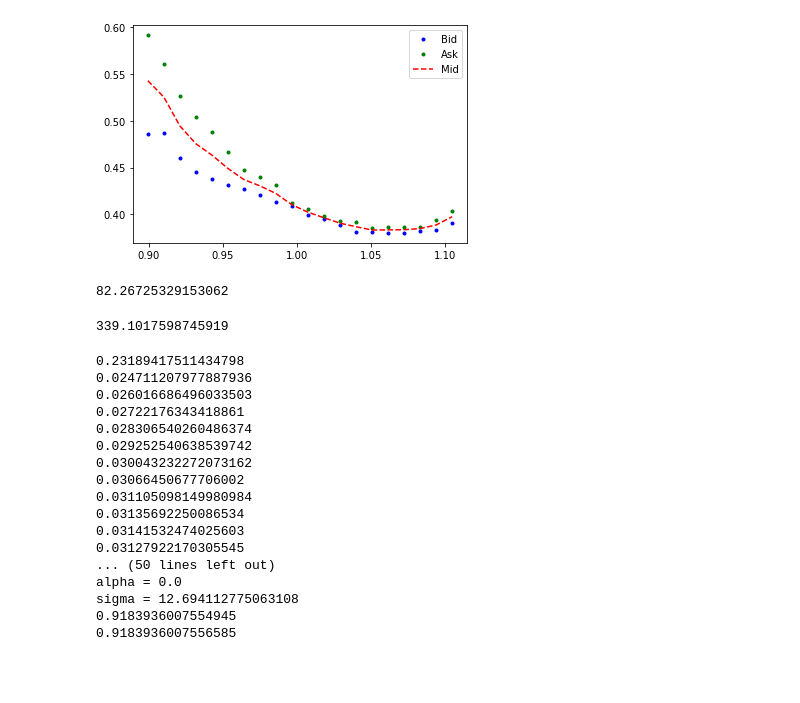
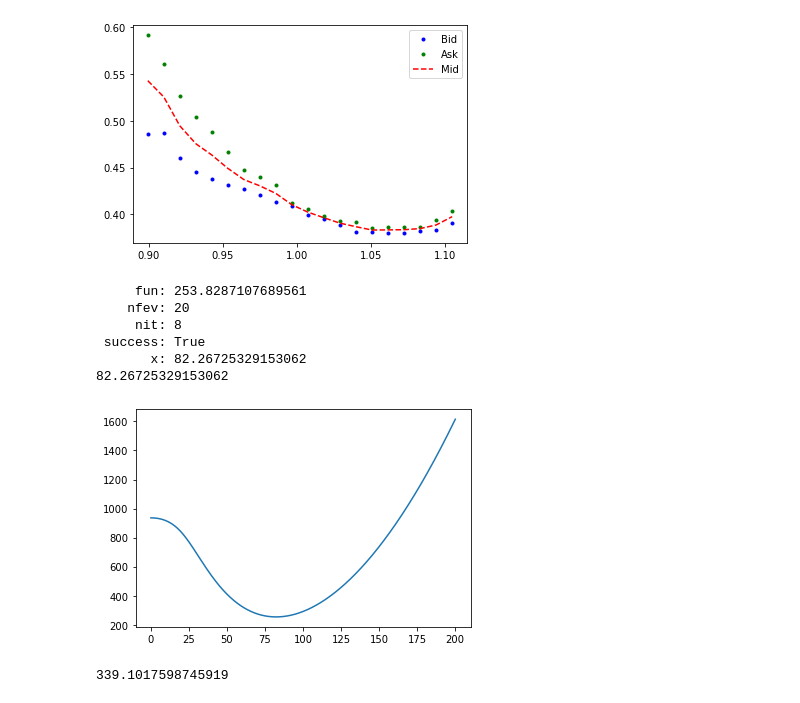
Before and after one commit to coolejungenhihi/volsurface_Sinkhorn, a Jupyter notebook: VolSurface_Sinkhorn.ipynb, the cells around one changed output. Drawn from its saved outputs; the diff is of its cells as text; code cells hidden in the pictures; blank space fills up the shorter version.

```diff
--- a/VolSurface_Sinkhorn.ipynb
+++ b/VolSurface_Sinkhorn.ipynb
@@ -91,9 +91,14 @@ def sigma_objective(sigma, S0):
 
 def calculate_sigma0(S_0):
     res = optimize.minimize_scalar(sigma_objective,args = (S_0,))
+    print(res)
     return res.x
 
-sigma0 = calculate_sigma_0(S0)
+sigma0 = calculate_sigma0(S0)
+xx = np.linspace(0,200,1000)
+f = lambda x: sigma_objective(x,S0)
+f_ = np.vectorize(f)
+plt.plot(xx,f_(xx))
 print(sigma_0)
 
 
@@ -113,37 +118,43 @@ def f1(V,omega):
     for i in range(numK):
         if (V[i]*omega[i] <= delta_C_ask[i]) and (V[i]*omega[i] >= delta_C_bid[i]):
             l[i] = V[i]*V[i]*omega[i]/2
         elif V[i]*omega[i] > delta_C_ask[i]:
             l[i] = delta_C_ask[i]*V[i] - delta_C_ask[i]**2/(2*omega[i])
         elif V[i]*omega[i] < delta_C_bid[i]:
             l[i] = delta_C_bid[i]*V[i] - delta_C_bid[i]**2/(2*omega[i])
 
     return l
 
 
 def grad_f1(V,omega):
     """
     Gradient of g1 with respect to V_K
     """
     delta_C_bid = bid - mid
     delta_C_ask = ask - mid
     g = np.zeros(numK)
 
     for j in range(numK):
         if (V[j]*omega[j] <= delta_C_ask[j]) and (V[j]*omega[j] >= delta_C_bid[j]):
             g[j] = V[j]*omega[j]
         elif V[j]*omega[j] > delta_C_ask[j]:
             g[j] = delta_C_ask[j]
         elif V[j]*omega[j] < delta_C_bid[j]:
             g[j] = delta_C_bid[j]
 
     return g
 # %% [output]
+     fun: 253.8287107689561
+    nfev: 20
+     nit: 8
+ success: True
+       x: 82.26725329153062
 82.26725329153062
+[figure, added]
-# %%
-S0+3*sigma0
-# %% [output]
-339.1017598745919
+# %%
+S0+3*sigma0
+# %% [output]
+339.1017598745919
 # %%
 def I1(alpha,sigma,s1,K1,K2):
     A, B = (K1-s1)/sigma, (K2-s1)/sigma
@@ -168,62 +179,3 @@ def I3(alpha,sigma,s1,K1,K2,Q):
 def I4(alpha,sigma,s1,K1,K2,K,Q):
     A, B = (K1-s1)/sigma, (K2-s1)/sigma
     return 2*sigma* (math.exp(alpha*A*sigma-A*A/2)*(sigma*(alpha*sigma+A) - K - Q + 2*s1) + math.exp(-1/2*B*(B-2*alpha*sigma))*(-sigma*(alpha*sigma+B) + K + Q -2*s1))  +  math.sqrt(2*math.pi)*math.exp(alpha*sigma*alpha*sigma/2)*(special.erf((B-alpha*sigma)/(math.sqrt(2))) - special.erf((A-alpha*sigma)/(math.sqrt(2))) ) * (sigma**2 - (-alpha*sigma**2+K-s1)*(alpha*sigma**2-Q+s1))
-# %%
-def I_u_integrand(s,theta,V,K,S0,sigma0,t1):
-    return np.exp(-np.sum(V*np.maximum(s-K,0))+K.size*theta*(s-S0))*m_0(s,S0,sigma0,t1)
-
-def I_u(theta,V,K,S0,K1,K2,sigma0,t1):
-    return integrate.quad(I_u_integrand,K1,K2,args=(theta,V,K,S0,sigma0,t1) )[0]
-
-def I_u_(theta,V,K,S0,K1,K2,sigma0,t1):
-    #assert(K1 <= K[0] and K2 >= K[-1])
-    sigma = sigma0*np.sqrt(t1)
-    totI = 0
-
-    for i in range(-1,numK):
-        alpha = -sum(V[:i+1]) + numK*theta
-        gamma = sum(V[:i+1]*K[:i+1]) - numK*(theta*S0)
-        print(f'alpha = {alpha}')
-        print(f'sigma = {sigma}')
-
-        if (i == -1):
-            newPiece = np.exp(gamma) * I1(alpha,sigma,S0,K1,K[0])
-        if (i >= 0 and i < numK-1):
-            newPiece = np.exp(gamma) * I1(alpha,sigma,S0,K[i],K[i+1]) # Piecewise integration
-        if (i == numK-1):
-            newPiece = np.exp(gamma) * I1(alpha,sigma,S0,K[-1],K2)
-
-        #print(f' i = {i}: newPiece = {newPiece}')
-        totI += newPiece
-
-    return totI
-
-
-# Check whether symbolic integration is correct
-print(I_u(0,np.zeros(numK),K,S0,0,K[0],sigma0,t1))
-for i in range(0,numK-1):
-    print(I_u(0,np.zeros(numK),K,S0,K[i],K[i+1],sigma0,t1))
-print(I_u(0,np.zeros(numK),K,S0,K[-1],110,sigma0,t1))
-
-print("----")
-
-print(I_u_(0,np.zeros(numK),K,S0,0,110,sigma0,t1))
-print(I_u(0,np.zeros(numK),K,S0,0,110,sigma0,t1))
-# %% [output]
-0.23189417511434798
-0.024711207977887936
-0.026016686496033503
-0.02722176343418861
-0.028306540260486374
-0.029252540638539742
-0.030043232272073162
-0.03066450677706002
-0.031105098149980984
-0.03135692250086534
-0.03141532474025603
-0.03127922170305545
-... (50 lines left out)
-alpha = 0.0
-sigma = 12.694112775063108
-0.9183936007554945
-0.9183936007556585
```
Also changed, not shown: parts of 15 cells of this notebook.
